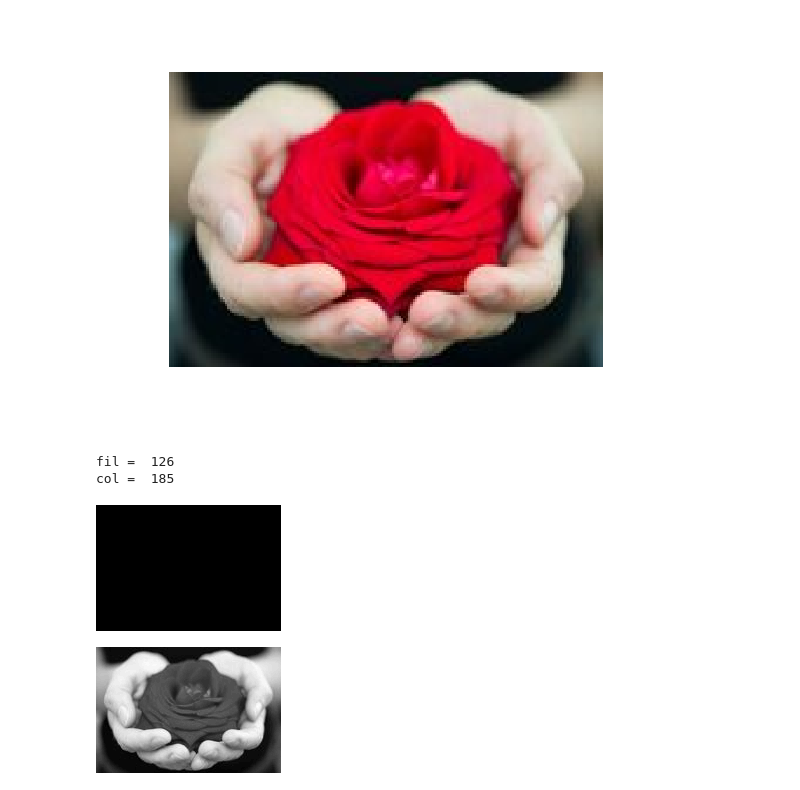
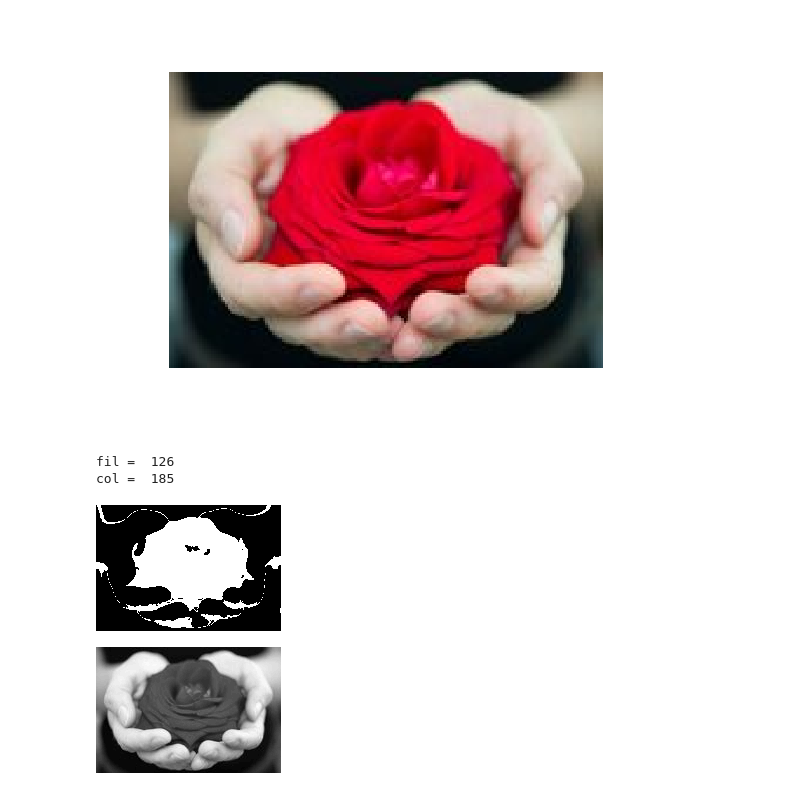
Before and after one commit to diegomez-ang/DSP, a Jupyter notebook: clase_1.ipynb, the cells around one changed output. Saved outputs shown, nothing was run; the diff lists cells and outputs as text; code cells hidden in the pictures.

```diff
--- a/clase_1.ipynb
+++ b/clase_1.ipynb
@@ -12,27 +12,27 @@ imshow(ima); #muestra la imagen
 # %%
 #crear matriz para U,V y salida
 [fil col] = size(R)#crea una matriz del tamaño de R RED
 U =zeros(fil, col); #crea una matriz con ceros
 V = zeros(fil, col); #crea una matriz con ceros
 salida = zeros(fil, col); #crea una matriz con ceros
 
 #recorrer matriz con for
 
 for f=1:1:fil
     for c=1:1:col
-        U(fil, col) = (-0.14713*R(fil, col)) + (-0.28886*G(fil, col)) + (0.436*B(fil, col)); #YUV
-        V(fil, col) = (0.615*R(fil, col)) + (-0.51498*G(fil, col)) + (-0.10001*B(fil, col)); #YUV
+        U(f,c) = (-0.14713*R(f, c)) + (-0.28886*G(f, c)) + (0.436*B(f, c)); #YUV
+        V(f, c) = (0.615*R(f, c)) + (-0.51498*G(f, c)) + (-0.10001*B(f, c)); #YUV
 
-        if (U(fil, col)< 40) && (V(fil, col) > 40)
-        salida(fil, col)=1;
+        if (U(f, c)< 40) && (V(f, c) > 40)
+        salida(f, c)=1;
         endif
     endfor
 endfor
 imshow(salida)
 # %% [output]
 fil =  126
 col =  185
-[figure, old version]
+[figure, new version]
 # %%
 #convertir a escala de grises
 
```
